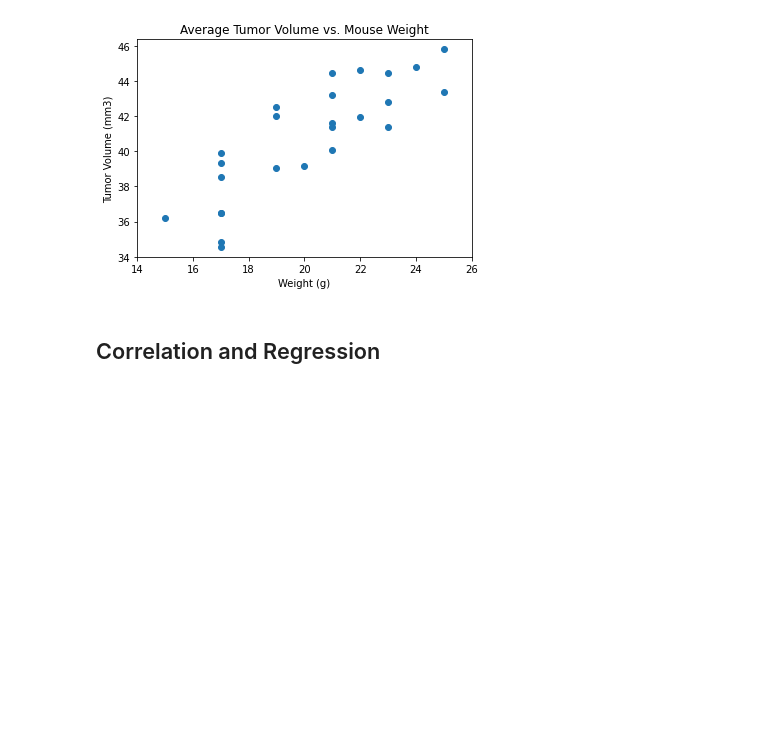
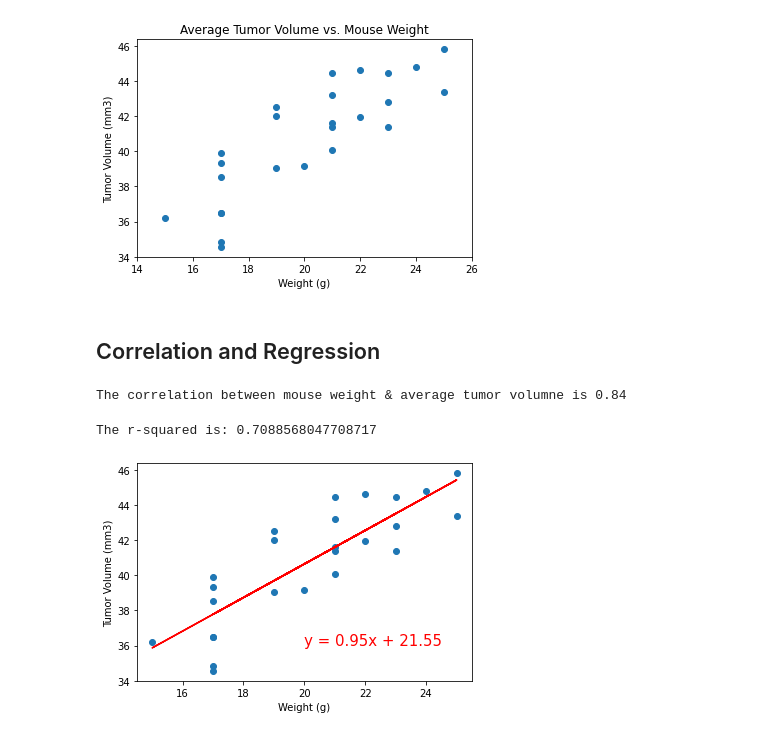
Before and after one commit to njneubauer/Matplotlib-Power-of-Plots, a Jupyter notebook: Pymaceuticals/pymaceuticals_starter.ipynb, the cells around one changed output. Drawn from its saved outputs; the diff is of its cells as text; code cells hidden in the pictures; blank space fills up the shorter version.

Commit message:
completed correlation & linear regression

```diff
--- a/Pymaceuticals/pymaceuticals_starter.ipynb
+++ b/Pymaceuticals/pymaceuticals_starter.ipynb
@@ -320,3 +320,25 @@ plt.show()
 # %%
 # Calculate the correlation coefficient and linear regression model
 # for mouse weight and average tumor volume for the Capomulin regimen
+# %%
+# correlation coefficient for capomulin treatment: mouse weight vs avg tumor volume
+x_mouse_wt = capomulin_avg["Weight (g)"]
+y_avg_tumor_vol = capomulin_avg["Tumor Volume (mm3)"]
+correlation = st.pearsonr(x_capomulin_scat,y_capomulin_scat)
+print(f"The correlation between mouse weight & average tumor volumne is {round(correlation[0],2)}")
+# %% [output]
+The correlation between mouse weight & average tumor volumne is 0.84
+# %%
+# Linear regression model: mouse weight vs avg tumor volume
+(slope, intercept, rvalue, pvalue, stderr) = linregress(x_mouse_wt, y_avg_tumor_vol)
+regress_values = x_mouse_wt * slope + intercept
+line_eq = "y = " + str(round(slope,2)) + "x + " + str(round(intercept,2))
+plt.scatter(x_mouse_wt,y_avg_tumor_vol)
+plt.plot(x_mouse_wt,regress_values,"r-")
+plt.annotate(line_eq,(20,36),fontsize=15,color="red")
+plt.xlabel('Weight (g)')
+plt.ylabel('Tumor Volume (mm3)')
+print(f"The r-squared is: {rvalue**2}")
+# %% [output]
+The r-squared is: 0.7088568047708717
+[figure, added]
```
Also changed, not shown: parts of 6 cells of this notebook.
